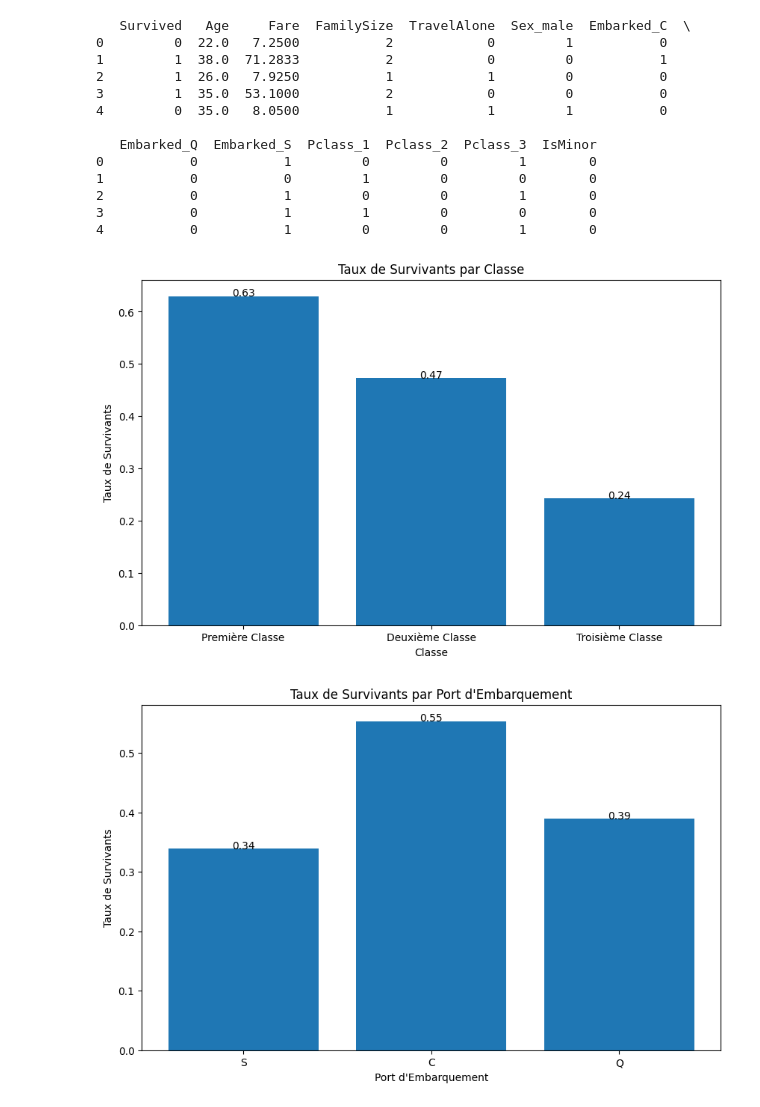
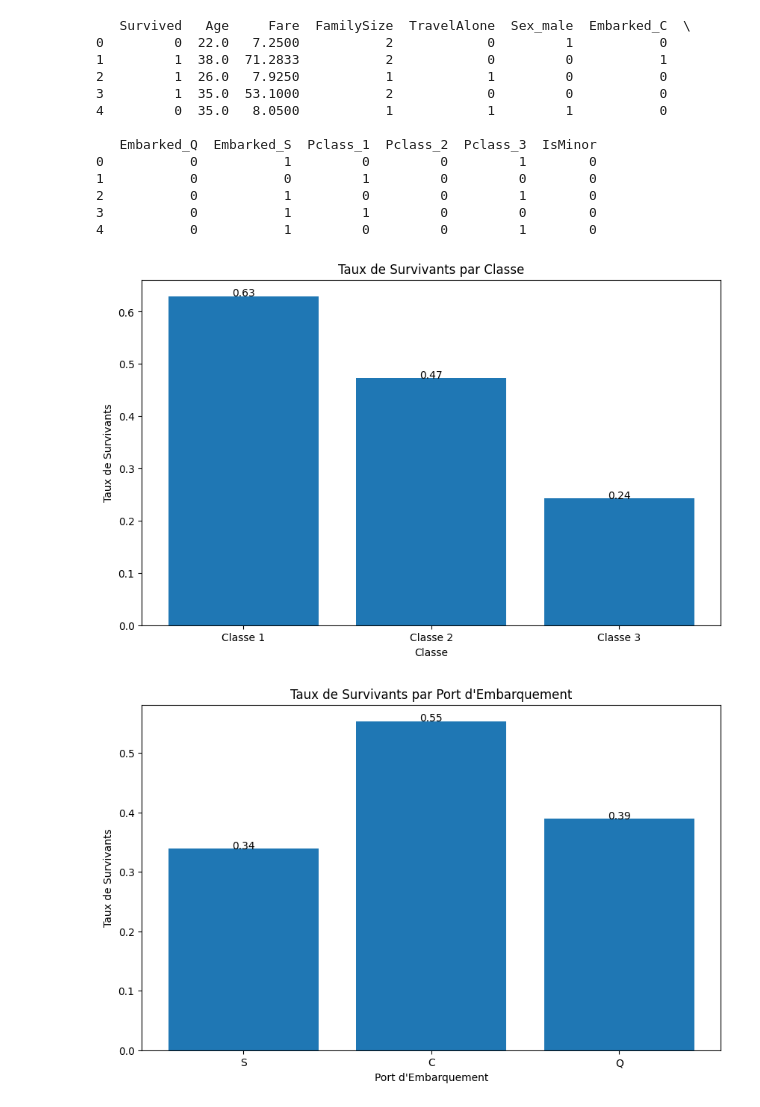
Before and after one commit to ErtKid/Machine_Learning_H3, a Jupyter notebook: TP_ML_Titanic.ipynb, the cells around one changed output. Cells and saved outputs as stored; diff of their text form; code cells hidden in the pictures.

```diff
--- a/TP_ML_Titanic.ipynb
+++ b/TP_ML_Titanic.ipynb
@@ -373,34 +373,41 @@ print(train_data.head())
 # %%
 # Calculer le nombre total de passagers dans chaque classe
 total_passengers_class_1 = len(train_data[train_data['Pclass_1'] == 1])
 total_passengers_class_2 = len(train_data[train_data['Pclass_2'] == 1])
 total_passengers_class_3 = len(train_data[train_data['Pclass_3'] == 1])
+
+# Calculer le nombre de survivants dans chaque classe
+survivors_by_class_1 = len(train_data[(train_data['Pclass_1'] == 1) & (train_data['Survived'] == 1)])
+survivors_by_class_2 = len(train_data[(train_data['Pclass_2'] == 1) & (train_data['Survived'] == 1)])
+survivors_by_class_3 = len(train_data[(train_data['Pclass_3'] == 1) & (train_data['Survived'] == 1)])
+
 
 # Calculer le taux de survivants pour chaque classe
 survival_rate_class_1 = survivors_by_class_1 / total_passengers_class_1
 survival_rate_class_2 = survivors_by_class_2 / total_passengers_class_2
 survival_rate_class_3 = survivors_by_class_3 / total_passengers_class_3
 
 # Données pour le diagramme
+classes = ['Classe 1', 'Classe 2', 'Classe 3']
 survival_rates = [survival_rate_class_1, survival_rate_class_2, survival_rate_class_3]
 
 # Création du diagramme à barres
 plt.figure(figsize=(10, 6))
 plt.bar(classes, survival_rates)
 
 # Ajout des étiquettes et titres
 plt.xlabel('Classe')
 plt.ylabel('Taux de Survivants')
 plt.title('Taux de Survivants par Classe')
 
 # Affichage des valeurs sur les barres
 for i, value in enumerate(survival_rates):
     plt.text(i, value, f"{value:.2f}", ha='center')
 
 # Afficher le diagramme
 plt.show()
 # %% [output]
-[figure, old version]
+[figure, new version]
 # %%
 # Calculer le nombre total de passagers pour chaque port d'embarquement
 total_passengers_embarked_S = len(train_data[train_data['Embarked_S'] == 1])
```
Also changed, not shown: parts of 13 cells of this notebook.
